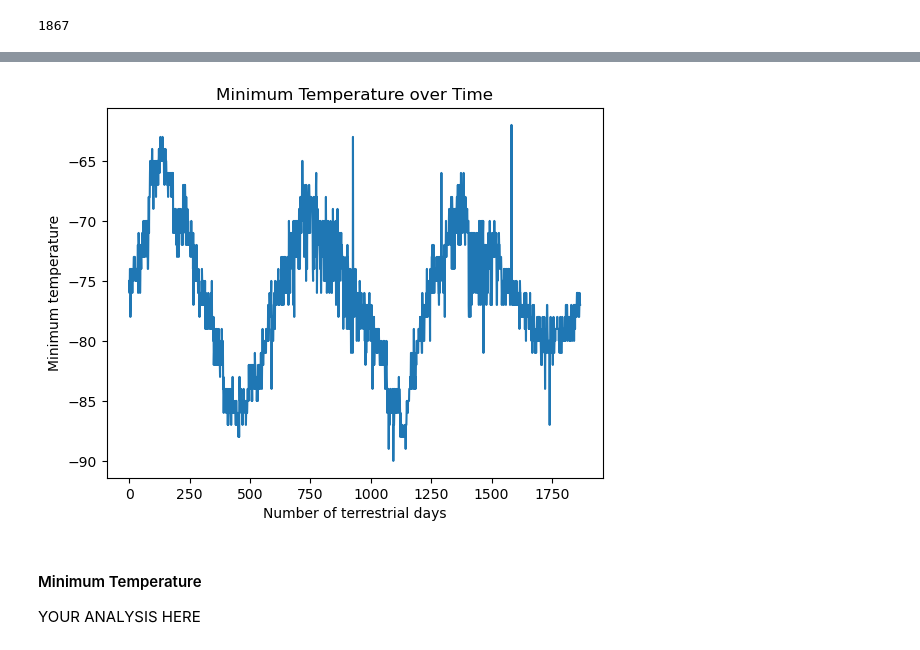
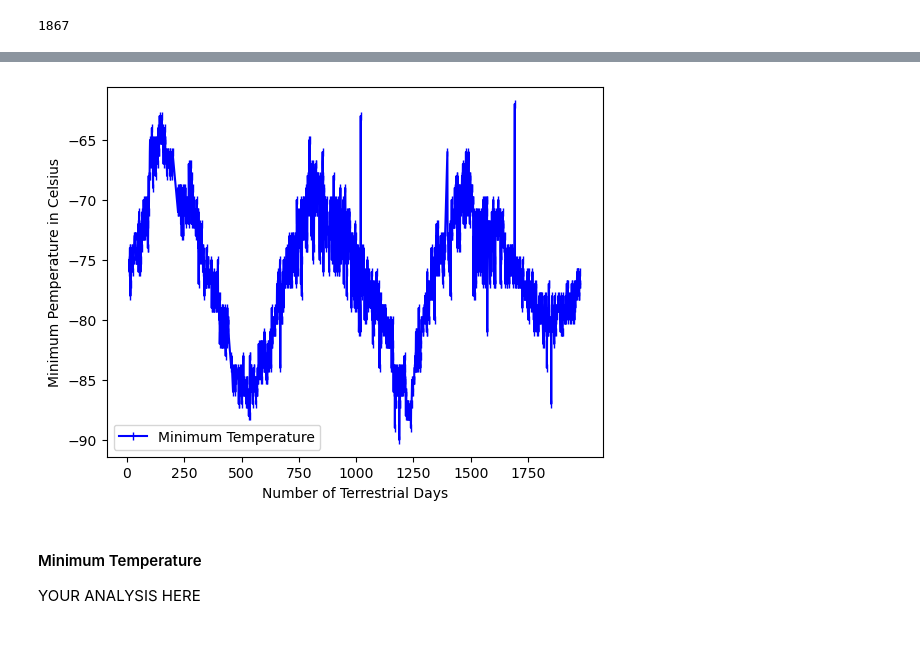
Before and after one commit to M0ther0fGingers/mars_news, a Jupyter notebook: 11-Data-Collection/part_2_mars_weather.ipynb, the cells around one changed output, grey strips where cells are left out. Drawn from its saved outputs; the diff is of its cells as text; code cells hidden in the pictures.

Commit message:
finished graphs

```diff
--- a/11-Data-Collection/part_2_mars_weather.ipynb
+++ b/11-Data-Collection/part_2_mars_weather.ipynb
@@ -307,8 +354,18 @@ Name: pressure, dtype: float64
 # %%
 # 5. How many terrestrial (Earth) days are there in a Martian year?
 # Visually estimate the result by plotting the daily minimum temperature of each observation in the data set.
+days = temps_list_df["sol"]
+temp = temps_list_df["min_temp"]
+
+plt.plot(days, temp, marker = '|', color='blue', label="Minimum Temperature")
+plt.xticks(ticks=range(0, max(days) + 1, 250))
+plt.xlabel('Number of Terrestrial Days')
+plt.ylabel('Minimum Pemperature in Celsius')
+plt.legend()
+
+plt.show()
 # %% [output]
-[figure, old version]
+[figure, new version]
 # %% [markdown]
 #### Minimum Temperature
 
```
Also changed, not shown: parts of 11 cells of this notebook.
